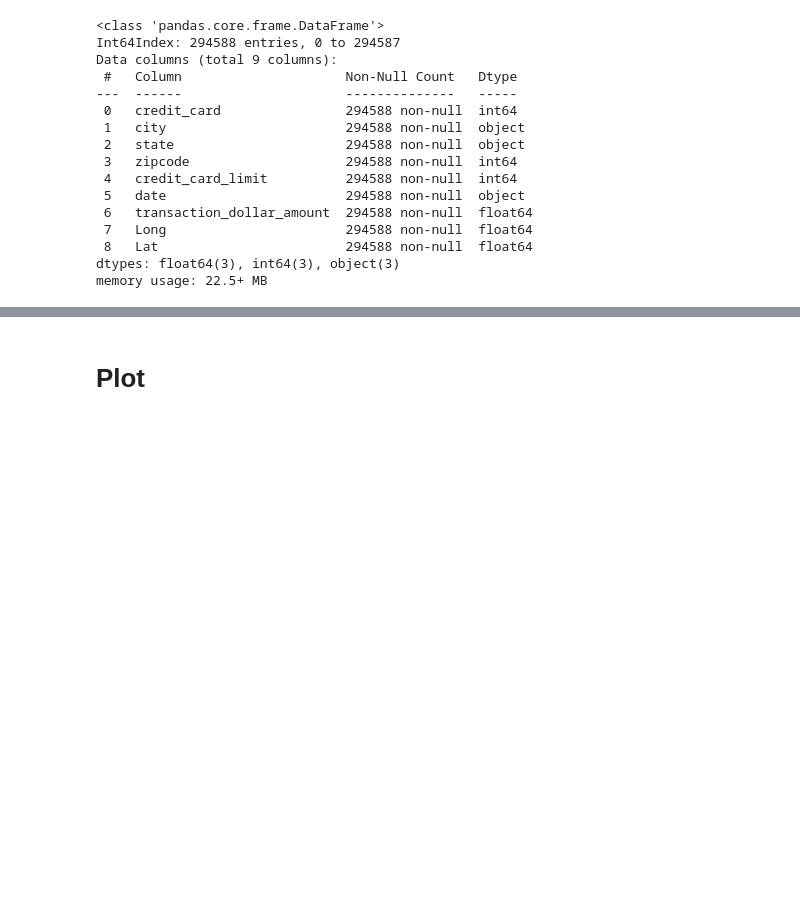
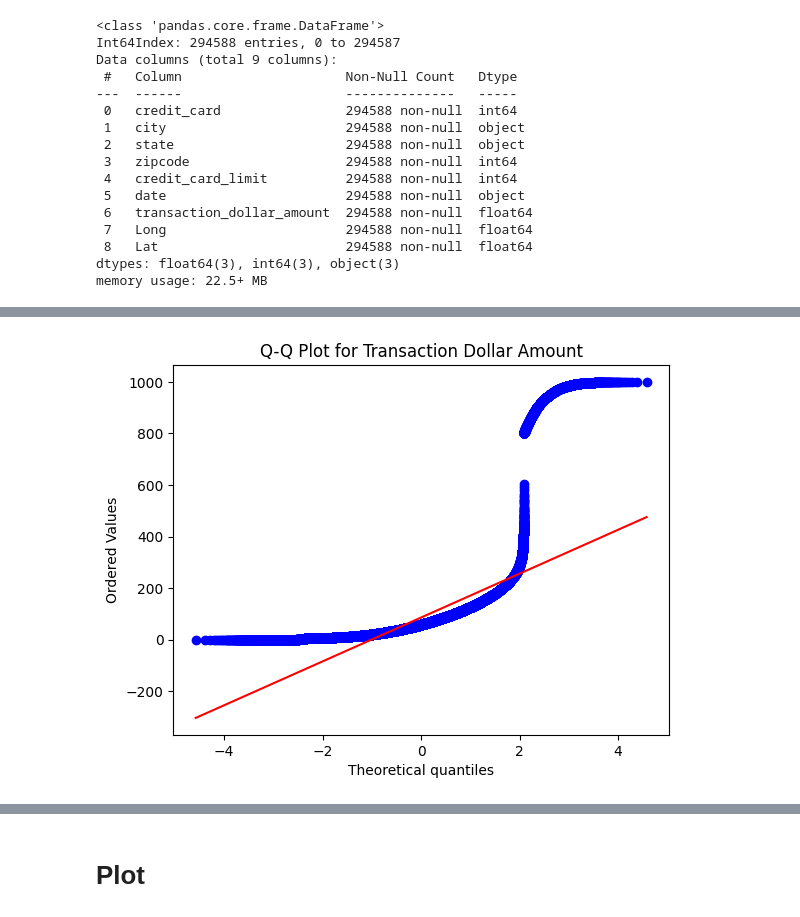
Before and after one commit to Muhammedali26/Projects, a Jupyter notebook: fraud-detection/main.ipynb, the cells around one changed output, grey strips where cells are left out. Saved outputs shown, nothing was run; the diff lists cells and outputs as text; code cells hidden in the pictures; blank space fills up the shorter version.

Commit message:
plots and outliers

```diff
--- a/fraud-detection/main.ipynb
+++ b/fraud-detection/main.ipynb
@@ -80,5 +80,5 @@ transactions.head()
 # %% [markdown]
 # Merge
 # %%
-cc_info_transactions = cc_info.merge(transactions, how="left",on="credit_card")
+merged_df = cc_info.merge(transactions, how="left",on="credit_card")
 # %%
@@ -111,0 +163,13 @@ memory usage: 22.5+ MB
+# %%
+import matplotlib.pyplot as plt
+import scipy.stats as stats
+
+# Veri setinizin "transaction dollar amount" sütunu
+data = merged_df['transaction_dollar_amount']
+
+# Q-Q plot oluşturma
+stats.probplot(data, dist="norm", plot=plt)
+plt.title("Q-Q Plot for Transaction Dollar Amount")
+plt.show()
+# %% [output]
+[figure, added]
```
Also changed, not shown: parts of 18 cells of this notebook.
